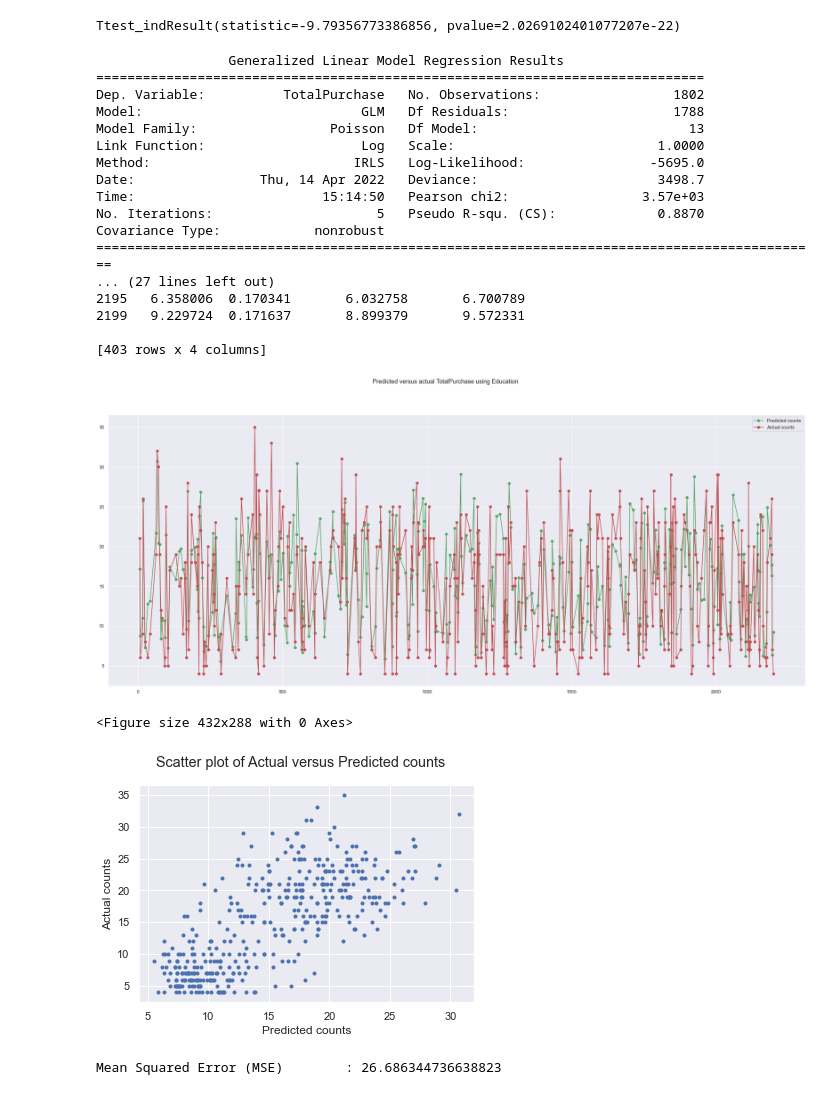
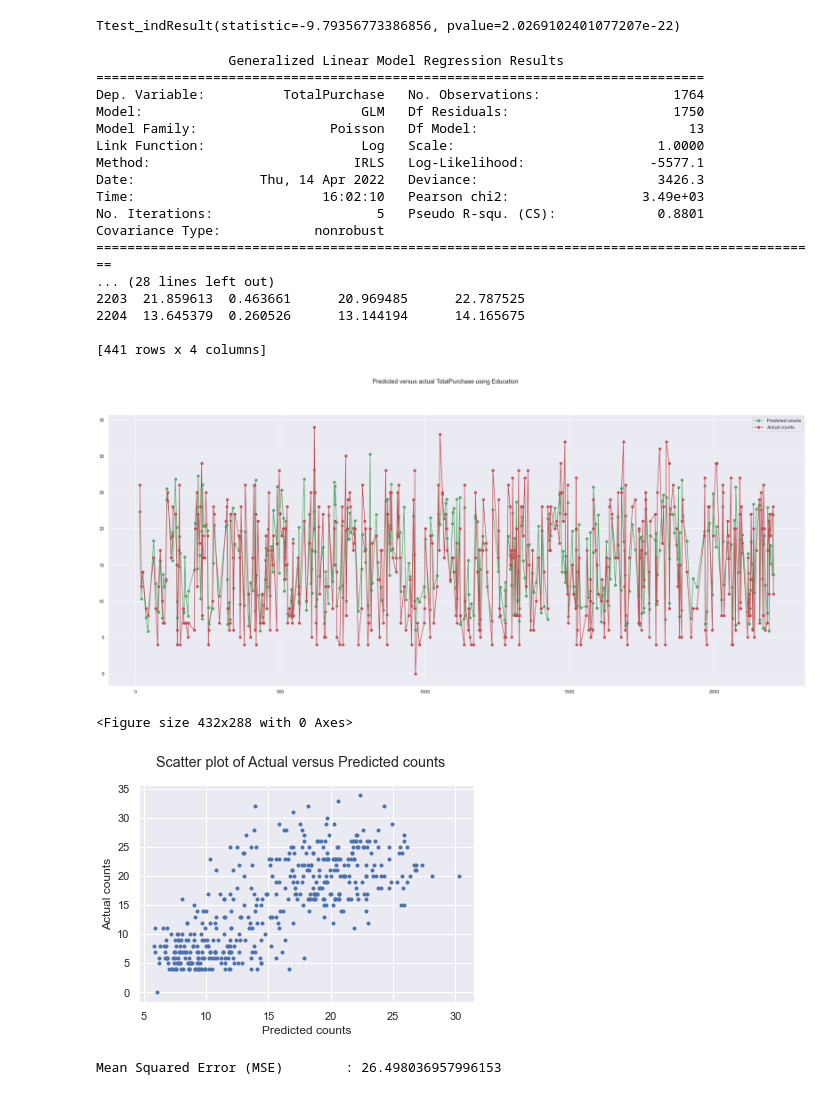
Before and after one commit to BoonHianLim/SC1015-Customer-Personality-Analysis, a Jupyter notebook: Machine-learning.ipynb, the cells around one changed output. Cells and saved outputs as stored; diff of their text form; code cells hidden in the pictures.

```diff
--- a/Machine-learning.ipynb
+++ b/Machine-learning.ipynb
@@ -98,51 +98,52 @@ Ttest_indResult(statistic=-9.79356773386856, pvalue=2.0269102401077207e-22)
 from patsy import dmatrices
 import statsmodels.api as sm
 
-mask = np.random.rand(len(customerData)) < 0.8
-df_train = customerData[mask]
-df_test = customerData[~mask]
+df_train = customerData.sample(frac=0.8, random_state=1)
+df_test = customerData.drop(df_train.index)
+# df_train = customerData[mask]
+# df_test = customerData[~mask]
 
-expr = """TotalPurchase ~ Education + Marital_Status + Kidhome + Teenhome + Year_Birth + Income + Recency + YearRange + HaveChild"""
+expr = """TotalPurchase ~ Education + Marital_Status + Kidhome + Teenhome + Year_Birth + Income + Recency + YearRange + HaveChild + TotalChild"""
 
 y_train, X_train = dmatrices(expr, df_train, return_type='dataframe')
 y_test, X_test = dmatrices(expr, df_test, return_type='dataframe')
 
 poisson_training_results = sm.GLM(y_train, X_train, family=sm.families.Poisson()).fit()
 
 print(poisson_training_results.summary())
 
 poisson_predictions = poisson_training_results.get_prediction(X_test)
 #summary_frame() returns a pandas DataFrame
 predictions_summary_frame = poisson_predictions.summary_frame()
 print(predictions_summary_frame)
 
 predicted_counts=predictions_summary_frame['mean']
 actual_counts = y_test['TotalPurchase']
 fig = plt.figure(figsize = (30, 12))
 fig.suptitle('Predicted versus actual TotalPurchase using Education')
 predicted, = plt.plot(X_test.index, predicted_counts, 'go-', label='Predicted counts')
 actual, = plt.plot(X_test.index, actual_counts, 'ro-', label='Actual counts')
 plt.legend(handles=[predicted, actual])
 plt.show()
 # %% [output]
                  Generalized Linear Model Regression Results
 ==============================================================================
-Dep. Variable:          TotalPurchase   No. Observations:                 1802
-Model:                            GLM   Df Residuals:                     1788
+Dep. Variable:          TotalPurchase   No. Observations:                 1764
+Model:                            GLM   Df Residuals:                     1750
 Model Family:                 Poisson   Df Model:                           13
 Link Function:                    Log   Scale:                          1.0000
-Method:                          IRLS   Log-Likelihood:                -5695.0
-Date:                Thu, 14 Apr 2022   Deviance:                       3498.7
-Time:                        15:14:50   Pearson chi2:                 3.57e+03
-No. Iterations:                     5   Pseudo R-squ. (CS):             0.8870
+Method:                          IRLS   Log-Likelihood:                -5577.1
+Date:                Thu, 14 Apr 2022   Deviance:                       3426.3
+Time:                        16:02:10   Pearson chi2:                 3.49e+03
+No. Iterations:                     5   Pseudo R-squ. (CS):             0.8801
 Covariance Type:            nonrobust
 =============================================================================================
-... (27 lines left out)
-2195   6.358006  0.170341       6.032758       6.700789
-2199   9.229724  0.171637       8.899379       9.572331
+... (28 lines left out)
+2203  21.859613  0.463661      20.969485      22.787525
+2204  13.645379  0.260526      13.144194      14.165675
 
-[403 rows x 4 columns]
+[441 rows x 4 columns]
-[figure, old version]
+[figure, new version]
 # %%
 plt.clf()
 fig = plt.figure()
@@ -156,5 +157,5 @@ from sklearn.metrics import mean_squared_error
 print("Mean Squared Error (MSE) \t:", mean_squared_error(actual_counts, predicted_counts))
 # %% [output]
 <Figure size 432x288 with 0 Axes>
-[figure, old version]
+[figure, new version]
-Mean Squared Error (MSE)        : 26.686344736638823
+Mean Squared Error (MSE)        : 26.498036957996153
```
